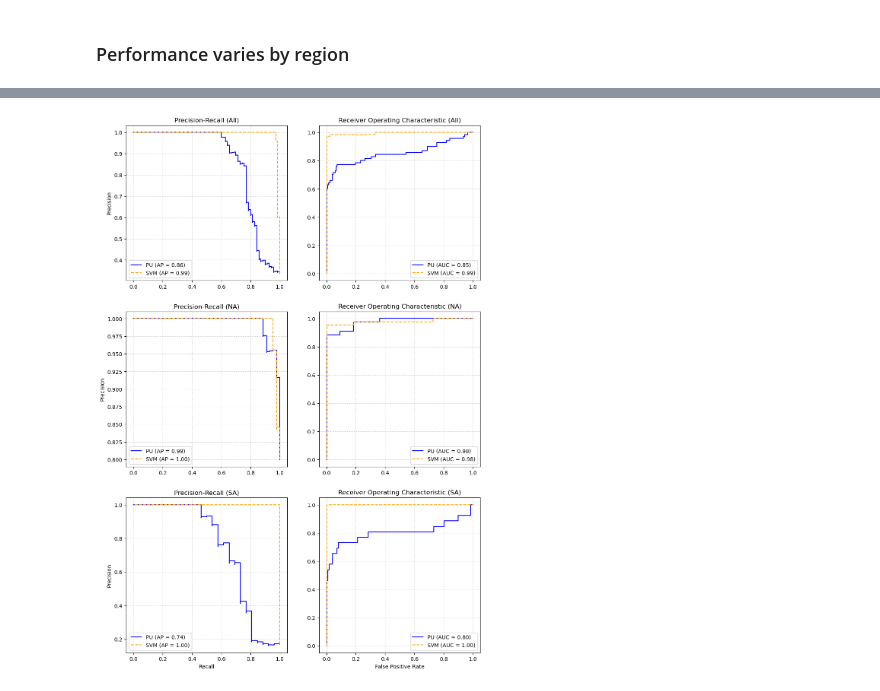
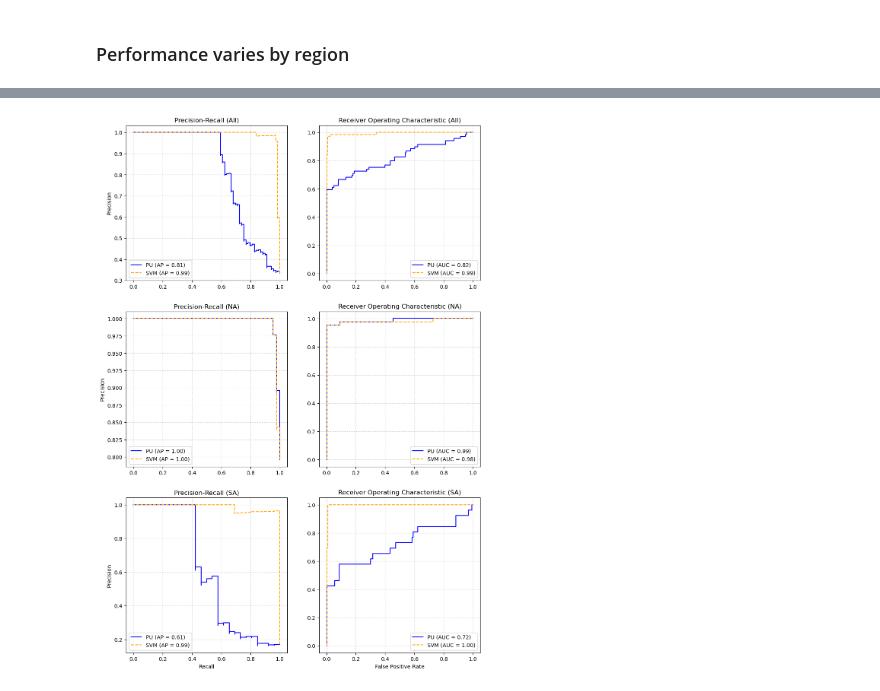
Before and after one commit to cpalfonso/stellar-data-mining, a Jupyter notebook: 01b-cross_validation.ipynb, the cells around one changed output, grey strips where cells are left out. Drawn from its saved outputs; the diff is of its cells as text; code cells hidden in the pictures.

```diff
--- a/01b-cross_validation.ipynb
+++ b/01b-cross_validation.ipynb
@@ -48,9 +47,12 @@ n_jobs = 8
 data_filename = "training_data.csv"
 data = pd.read_csv(data_filename)
 
+# Restrict unlabelled training data to the Americas
+data = data[data["region"].isin({"NAm", "SAm"})]
+
 data = downsample_unlabelled(data, random_state=random_seed)
 
-print(data.groupby("label").size())
+data.groupby("label").size()
 # %% [output]
 label
 negative      689
@@ -74,7 +76,7 @@ model_pu = BaggingPuClassifier(
     n_estimators=250,
     max_samples=1.0,
 )
-model_pu = make_pipeline(scaler, model_pu)
+model_pu = make_pipeline(clone(scaler), model_pu)
 results_pu = perform_cv(
     clf=model_pu,
     data=data,
@@ -88,7 +90,7 @@ results_pu = pd.DataFrame(results_pu)
 
 thresh_svm = "auto"
 model_svm = SVC(kernel="rbf", probability=True, random_state=random_seed)
-model_svm = make_pipeline(scaler, model_svm)
+model_svm = make_pipeline(clone(scaler), model_svm)
 
 results_svm = perform_cv(
     clf=model_svm,
@@ -100,3 +102,11 @@ results_svm = perform_cv(
     verbose=False,
 )
 results_svm = pd.DataFrame(results_svm)
+
+results_combined = pd.concat(
+    (
+        results_pu.assign(method="PU"),
+        results_svm.assign(method="SVM"),
+    ),
+    ignore_index=True,
+)
@@ -144,6 +221,4 @@ Text(0.5, 1.0, 'SVM')
 # %%
-# Compare test performance for North and South America
-
 stratify = (
     data["region"]
     + "_"
@@ -157,8 +232,8 @@ data_train, data_test = train_test_split(
     stratify=stratify,
 )
 data_test = data_test[data_test["label"].isin({"positive", "negative"})]
-test_NA = data_test[data_test["region"] == "NAm"]
-test_SA = data_test[data_test["region"] == "SAm"]
+indices_NA = np.where(data_test["region"] == "NAm")[0]
+indices_SA = np.where(data_test["region"] == "SAm")[0]
 
 train_pu = data_train[
     data_train["label"].isin({"positive", "unlabeled", "unlabelled"})
@@ -170,8 +245,6 @@ train_svm = data_train[
 x_train_svm, y_train_svm = get_xy(train_svm)
 
 x_test, y_test = get_xy(data_test)
-x_test_NA, y_test_NA = get_xy(test_NA)
-x_test_SA, y_test_SA = get_xy(test_SA)
 
 model_pu = clone(model_pu)
 model_pu.fit(x_train_pu, y_train_pu)
@@ -180,9 +253,16 @@ model_svm = clone(model_svm)
 model_svm.fit(x_train_svm, y_train_svm)
 
 probs_pu = model_pu.predict_proba(x_test)[:, 1]
-probs_pu_NA = model_pu.predict_proba(x_test_NA)[:, 1]
-probs_pu_SA = model_pu.predict_proba(x_test_SA)[:, 1]
+probs_pu_NA = probs_pu[indices_NA]
+probs_pu_SA = probs_pu[indices_SA]
 
 probs_svm = model_svm.predict_proba(x_test)[:, 1]
-probs_svm_NA = model_svm.predict_proba(x_test_NA)[:, 1]
-probs_svm_SA = model_svm.predict_proba(x_test_SA)[:, 1]
+probs_svm_NA = probs_svm[indices_NA]
+probs_svm_SA = probs_svm[indices_SA]
+
+pd.concat(
+    (
+        data_train.assign(set="train"),
+        data_test.assign(set="test"),
+    )
+).groupby(["set", "region", "label"]).size()
@@ -213,8 +283,8 @@ dtype: int64
 regions = ("All", "NA", "SA")
 values_dict = {
     "All": y_test,
-    "NA": y_test_NA,
-    "SA": y_test_SA,
+    "NA": y_test[indices_NA],
+    "SA": y_test[indices_SA],
 }
 probs_dict = {
     "All": {"PU": probs_pu, "SVM": probs_svm},
@@ -250,31 +320,31 @@ for i, region in enumerate(regions):
                 probs[model],
                 name=model,
                 ax=ax,
                 **(kwargs_dict[model]),
             )
         ax.grid(
             linestyle="dotted",
             color="grey",
             alpha=0.5,
         )
         ax.set_title(f"{titles_dict[which]} ({region})")
         if i == 2:
             ax.set_xlabel(
                 ax.get_xlabel().replace(
                     " (Positive label: 1)",
                     "",
                 )
             )
         else:
             ax.set_xlabel("")
         if j == 0:
             ax.set_ylabel(
                 ax.get_ylabel().replace(
                     " (Positive label: 1)",
                     "",
                 )
             )
         else:
             ax.set_ylabel("")
 # %% [output]
-[figure, old version]
+[figure, new version]
```
Also changed, not shown: parts of 10 cells of this notebook, 9 other files.
